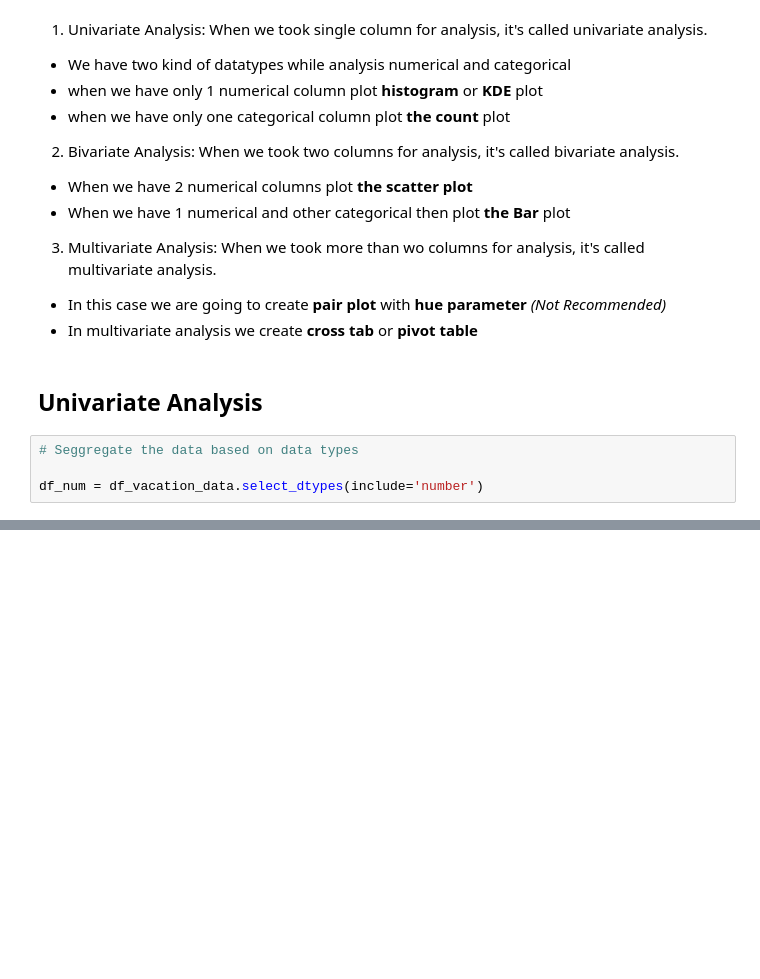
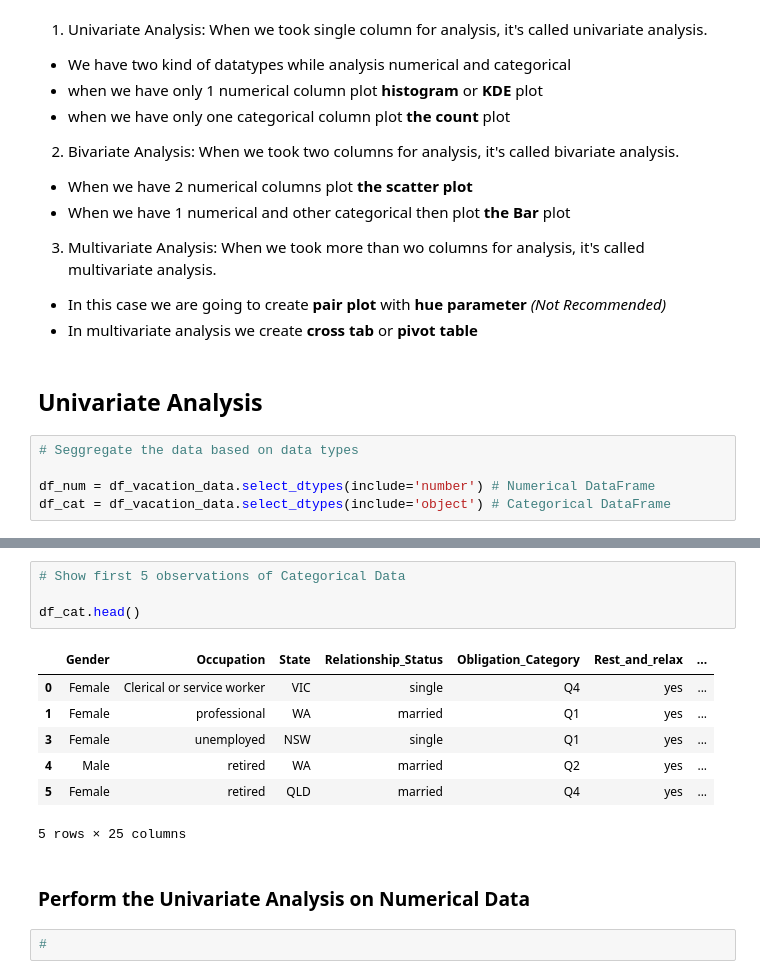
Before and after one commit to Uraniumking007/College-Stuff, a Jupyter notebook: BE/codeunnati/python_scripts_ckpcet/project_on_data_analytics/data_analytics_on_vacation_data/Data_Analytics_On_Vacation_Data.ipynb, the cells around one changed output, grey strips where cells are left out. Saved outputs shown, nothing was run; the diff lists cells and outputs as text; blank space fills up the shorter version.

```diff
--- a/BE/codeunnati/python_scripts_ckpcet/project_on_data_analytics/data_analytics_on_vacation_data/Data_Analytics_On_Vacation_Data.ipynb
+++ b/BE/codeunnati/python_scripts_ckpcet/project_on_data_analytics/data_analytics_on_vacation_data/Data_Analytics_On_Vacation_Data.ipynb
@@ -311,4 +311,5 @@ EDA: It is a method utilized to convert data info the information.
 # %%
 # Seggregate the data based on data types
 
-df_num = df_vacation_data.select_dtypes(include='number')
+df_num = df_vacation_data.select_dtypes(include='number') # Numerical DataFrame
+df_cat = df_vacation_data.select_dtypes(include='object') # Categorical DataFrame
@@ -314,0 +345,16 @@ df_num = df_vacation_data.select_dtypes(include='number')
+# %%
+# Show first 5 observations of Categorical Data
+
+df_cat.head()
+# %% [output]
+|  | Gender | Occupation | State | Relationship_Status | Obligation_Category | Rest_and_relax | ... |
+| 0 | Female | Clerical or service worker | VIC | single | Q4 | yes | ... |
+| 1 | Female | professional | WA | married | Q1 | yes | ... |
+| 3 | Female | unemployed | NSW | single | Q1 | yes | ... |
+| 4 | Male | retired | WA | married | Q2 | yes | ... |
+| 5 | Female | retired | QLD | married | Q4 | yes | ... |
+5 rows × 25 columns
+# %% [markdown]
+### Perform the Univariate Analysis on Numerical Data
+# %%
+#
```
Also changed, not shown: parts of 2 cells of this notebook.
